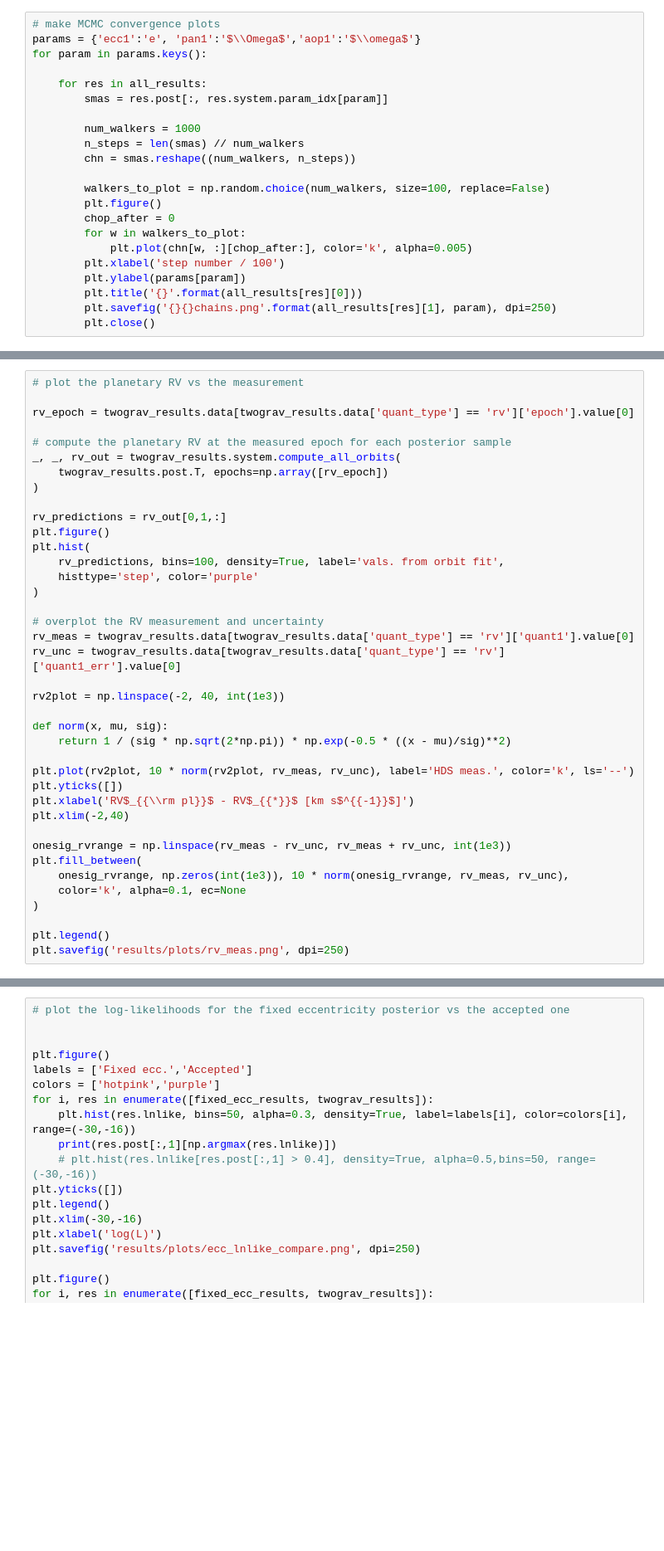
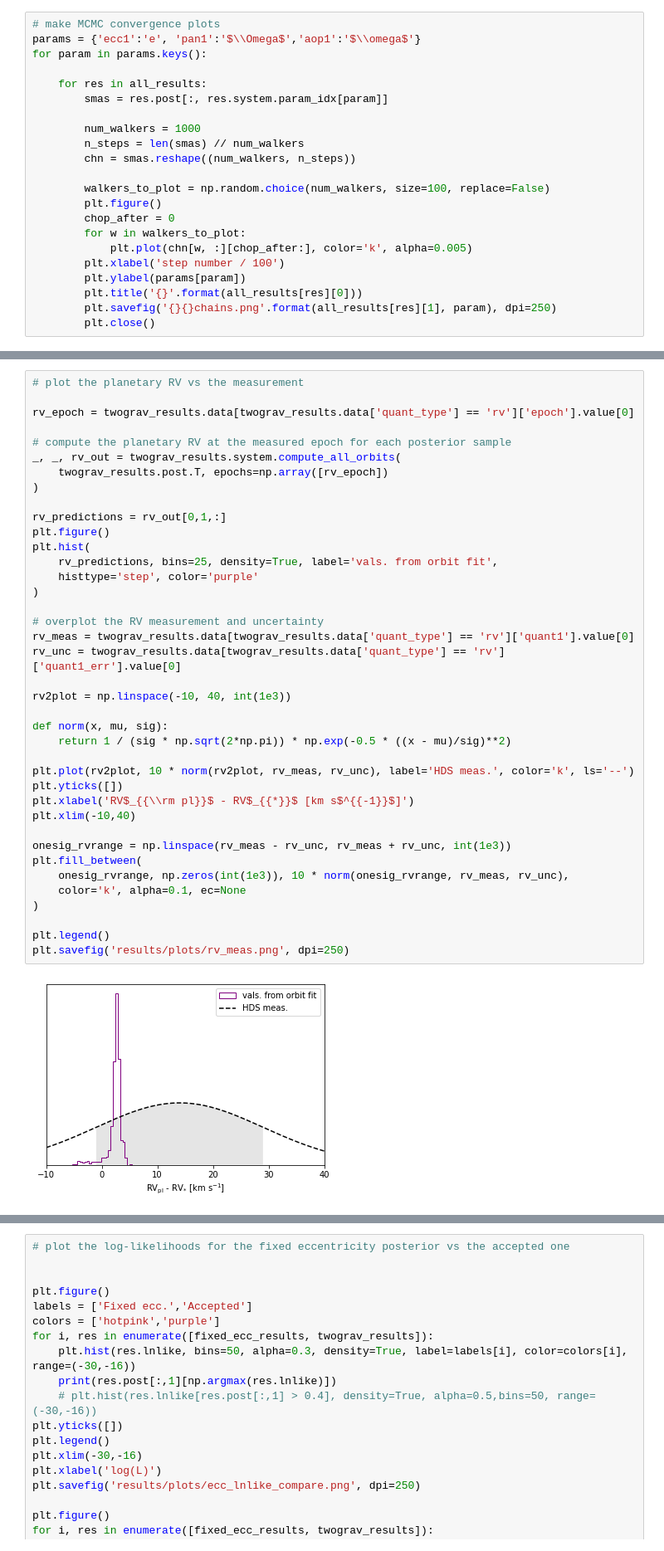
Before and after one commit to sblunt/hip65426, a Jupyter notebook: orbit_plots.ipynb, the cells around one changed output, grey strips where cells are left out. Shown: that part at 83% size. Cells and saved outputs as stored; diff of their text form; blank space fills up the shorter version.

```diff
--- a/orbit_plots.ipynb
+++ b/orbit_plots.ipynb
@@ -105,36 +103,38 @@ rv_epoch = twograv_results.data[twograv_results.data['quant_type'] == 'rv']['epo
 _, _, rv_out = twograv_results.system.compute_all_orbits(
     twograv_results.post.T, epochs=np.array([rv_epoch])
 )
 
 rv_predictions = rv_out[0,1,:]
 plt.figure()
 plt.hist(
-    rv_predictions, bins=100, density=True, label='vals. from orbit fit',
+    rv_predictions, bins=25, density=True, label='vals. from orbit fit',
     histtype='step', color='purple'
 )
 
 # overplot the RV measurement and uncertainty
 rv_meas = twograv_results.data[twograv_results.data['quant_type'] == 'rv']['quant1'].value[0]
 rv_unc = twograv_results.data[twograv_results.data['quant_type'] == 'rv']['quant1_err'].value[0]
 
-rv2plot = np.linspace(-2, 40, int(1e3))
+rv2plot = np.linspace(-10, 40, int(1e3))
 
 def norm(x, mu, sig):
     return 1 / (sig * np.sqrt(2*np.pi)) * np.exp(-0.5 * ((x - mu)/sig)**2)
 
 plt.plot(rv2plot, 10 * norm(rv2plot, rv_meas, rv_unc), label='HDS meas.', color='k', ls='--')
 plt.yticks([])
 plt.xlabel('RV$_{{\\rm pl}}$ - RV$_{{*}}$ [km s$^{{-1}}$]')
-plt.xlim(-2,40)
+plt.xlim(-10,40)
 
 onesig_rvrange = np.linspace(rv_meas - rv_unc, rv_meas + rv_unc, int(1e3))
 plt.fill_between(
     onesig_rvrange, np.zeros(int(1e3)), 10 * norm(onesig_rvrange, rv_meas, rv_unc),
     color='k', alpha=0.1, ec=None
 )
 
 plt.legend()
 plt.savefig('results/plots/rv_meas.png', dpi=250)
+# %% [output]
+[figure, added]
 # %%
 # compare the eccentricity posteriors using different priors
 
```
Also changed, not shown: parts of 3 cells of this notebook.
